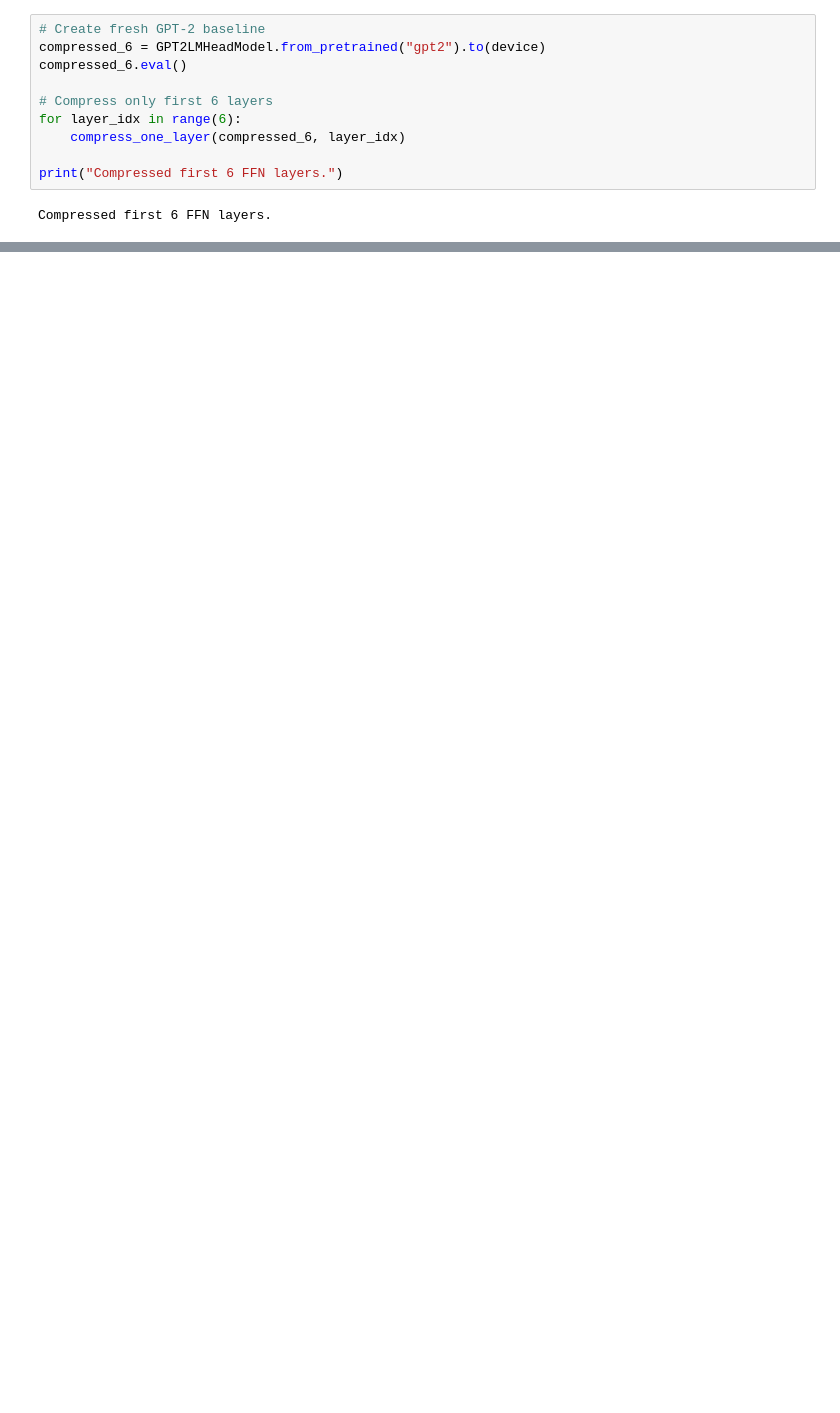
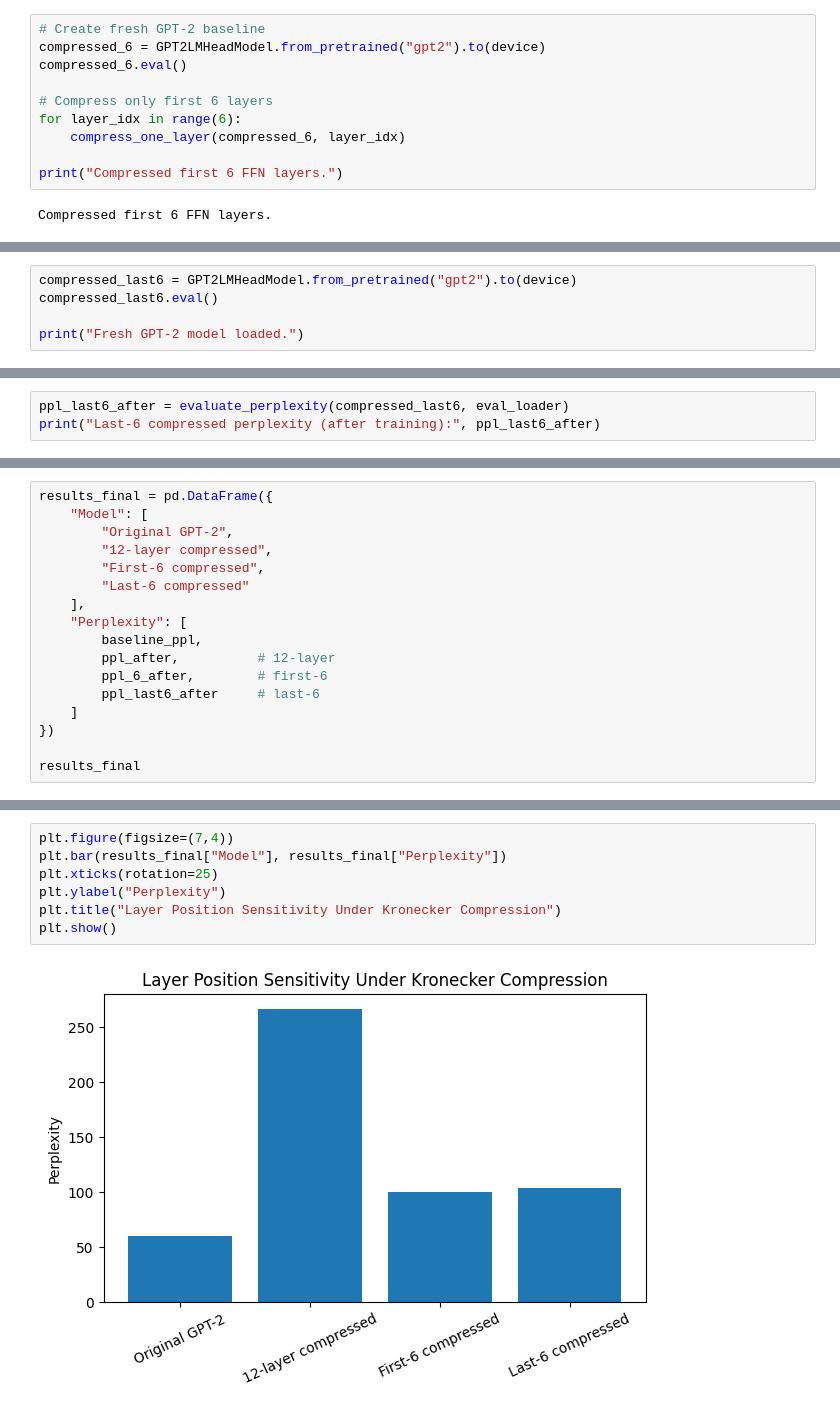
Before and after one commit to Mahakisore7/D11-MFC4-LLM-Compression-using-Krony-PT, a Jupyter notebook: Jupyter/Pre_Training.ipynb, the cells around one changed output, grey strips where cells are left out. Cells and saved outputs as stored; diff of their text form; blank space fills up the shorter version.

```diff
--- a/Jupyter/Pre_Training.ipynb
+++ b/Jupyter/Pre_Training.ipynb
@@ -416,0 +430,5 @@ plt.show()
+# %%
+compressed_last6 = GPT2LMHeadModel.from_pretrained("gpt2").to(device)
+compressed_last6.eval()
+
+print("Fresh GPT-2 model loaded.")
@@ -416,0 +497,3 @@ plt.show()
+# %%
+ppl_last6_after = evaluate_perplexity(compressed_last6, eval_loader)
+print("Last-6 compressed perplexity (after training):", ppl_last6_after)
@@ -416,0 +502,17 @@ plt.show()
+# %%
+results_final = pd.DataFrame({
+    "Model": [
+        "Original GPT-2",
+        "12-layer compressed",
+        "First-6 compressed",
+        "Last-6 compressed"
+    ],
+    "Perplexity": [
+        baseline_ppl,
+        ppl_after,          # 12-layer
+        ppl_6_after,        # first-6
+        ppl_last6_after     # last-6
+    ]
+})
+
+results_final
@@ -416,0 +525,9 @@ plt.show()
+# %%
+plt.figure(figsize=(7,4))
+plt.bar(results_final["Model"], results_final["Perplexity"])
+plt.xticks(rotation=25)
+plt.ylabel("Perplexity")
+plt.title("Layer Position Sensitivity Under Kronecker Compression")
+plt.show()
+# %% [output]
+[figure, added]
```
Also changed, not shown: parts of 18 cells of this notebook, 2 other files.
